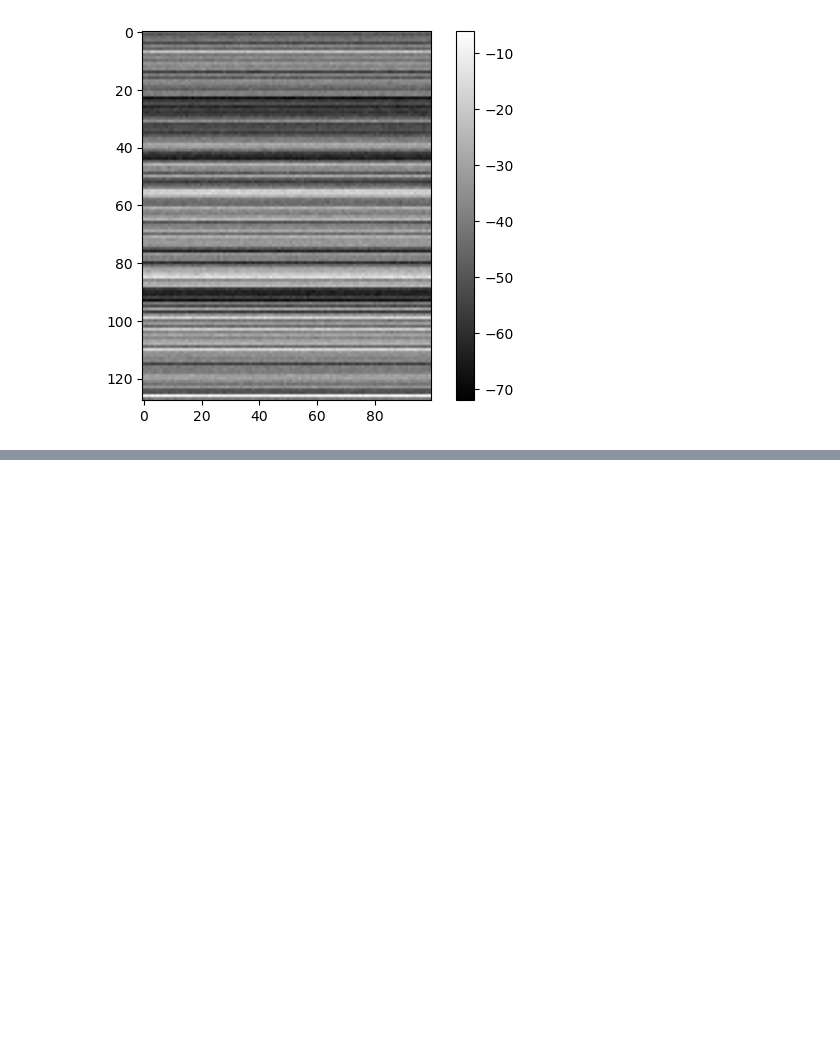
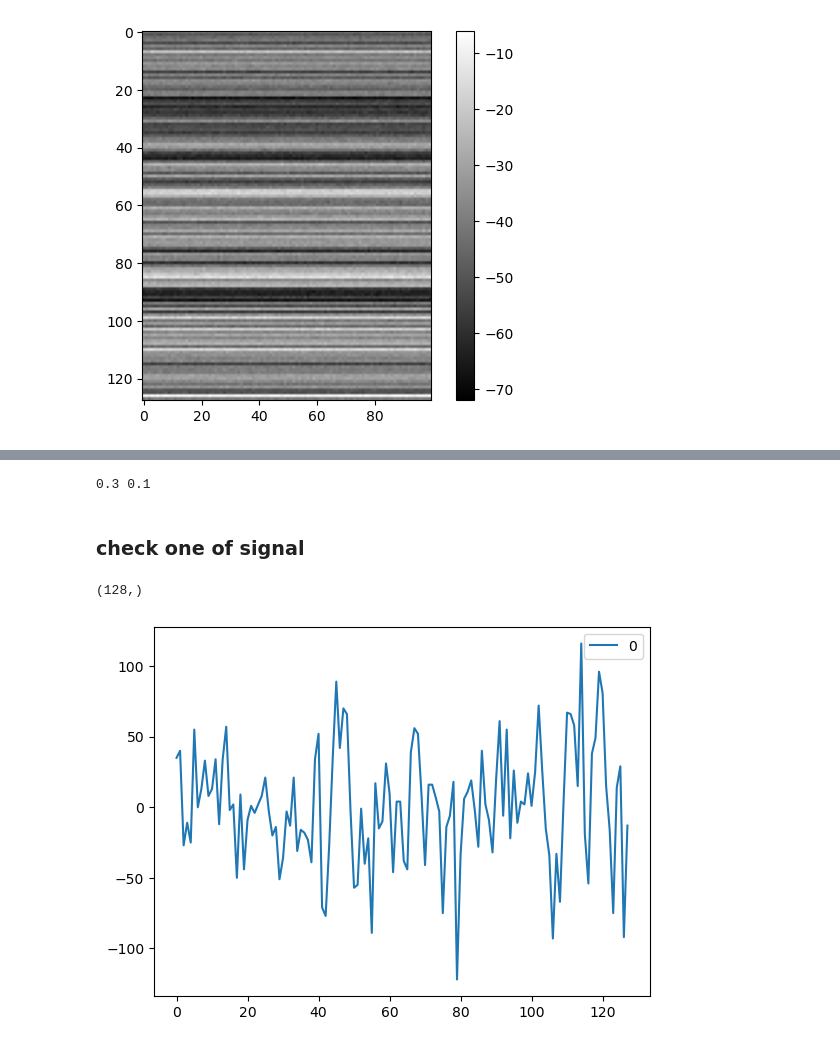
Before and after one commit to be-garam/B-mode-Imaging, a Jupyter notebook: b-mode-imaging.ipynb, the cells around one changed output, grey strips where cells are left out. Drawn from its saved outputs; the diff is of its cells as text; code cells hidden in the pictures; blank space fills up the shorter version.

```diff
--- a/b-mode-imaging.ipynb
+++ b/b-mode-imaging.ipynb
@@ -21,0 +43,24 @@ plt.show()
+# %%
+dx = data["spacing(mm)"]
+# 400px = 4cm
+dy = data["output y(mm)"]/data["output y(px)"]
+print(dx, dy)
+# %% [output]
+0.3 0.1
+# %% [markdown]
+### check one of signal
+# %%
+target_num = 50
+target_my_data = my_data[target_num]
+target_refer_data = refer_data[target_num]
+# %%
+signal_my_i = target_data[:, 0]
+print(signal_my_i.shape)
+# %% [output]
+(128,)
+# %%
+signal_my_i = np.reshape(target_my_data[:, 0], (128, 1))
+sns.lineplot(data=signal_my_i)
+plt.show()
+# %% [output]
+[figure, added]
```
Also changed, not shown: parts of 14 cells of this notebook, 1 other file.
